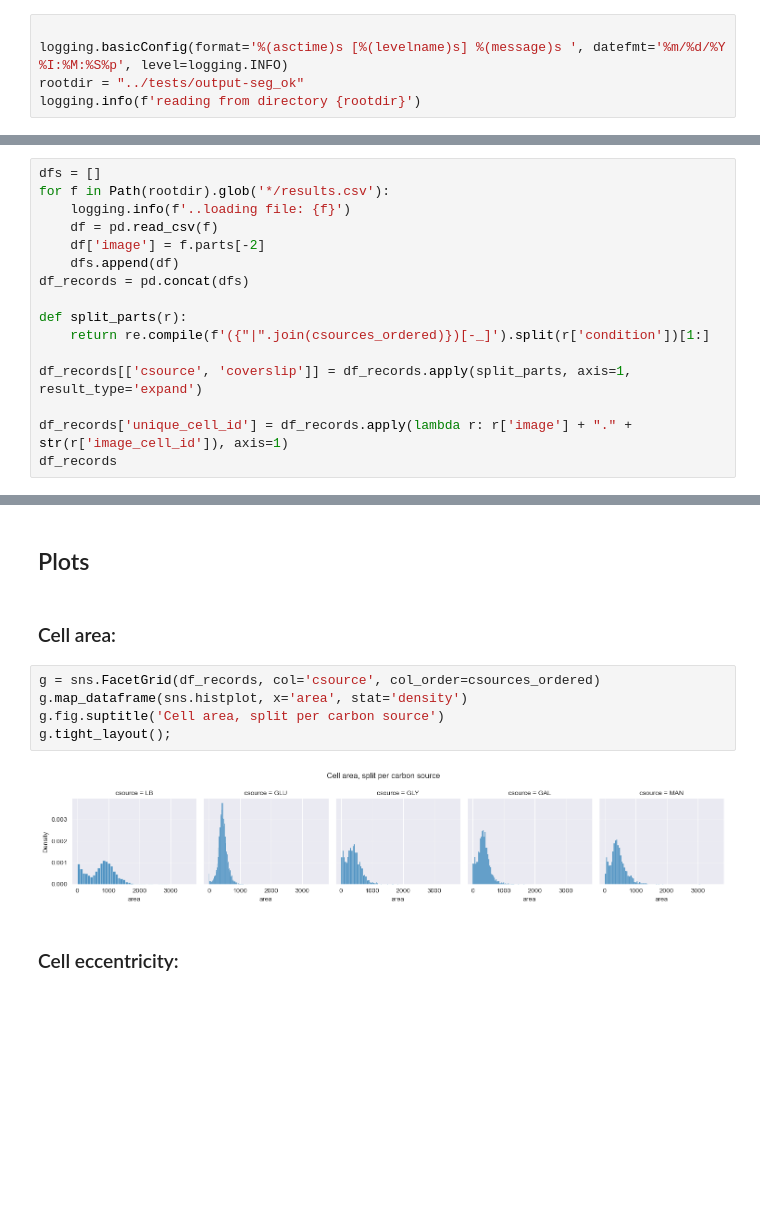
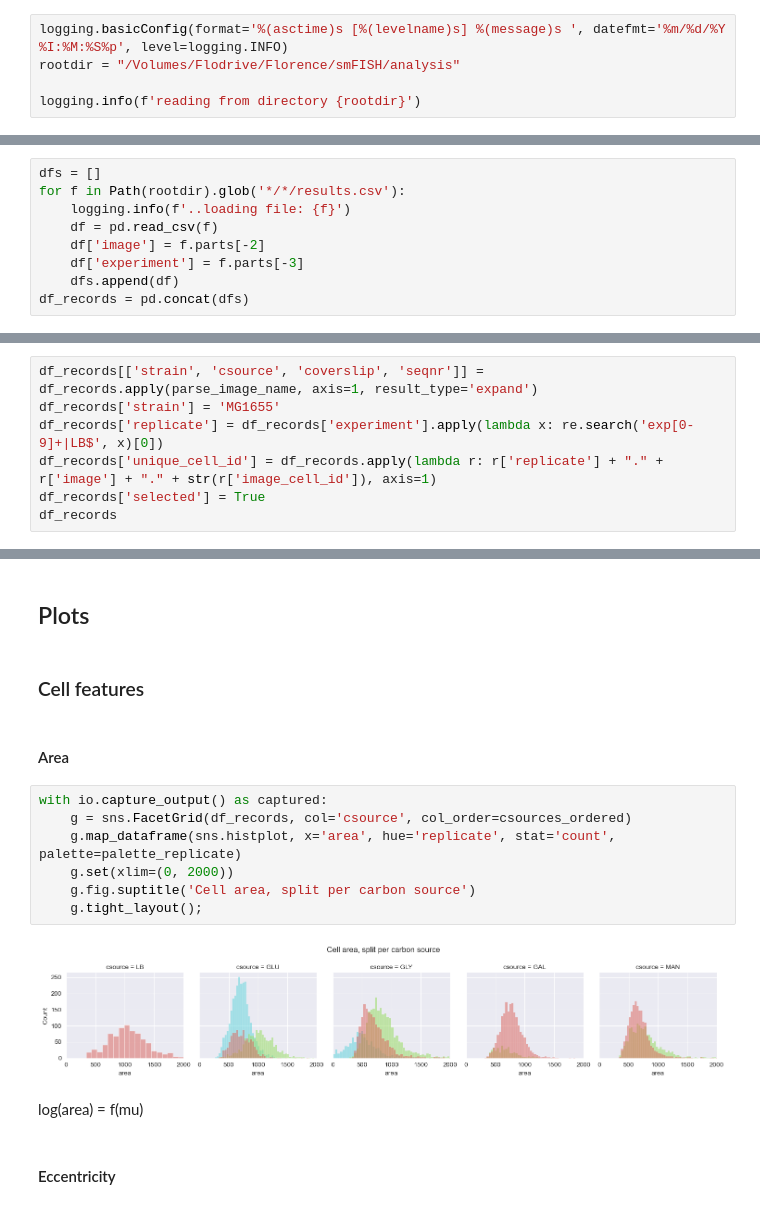
Before and after one commit to LaToyaVanderB/Ecoli_smFISH, a Jupyter notebook: src/06-plot-results.ipynb, the cells around one changed output, grey strips where cells are left out. Cells and saved outputs as stored; diff of their text form; blank space fills up the shorter version.

```diff
--- a/src/06-plot-results.ipynb
+++ b/src/06-plot-results.ipynb
@@ -26,8 +42,8 @@ csources_ordered
 # %% [output]
 ['LB', 'GLU', 'GLY', 'GAL', 'MAN']
 # %%
+logging.basicConfig(format='%(asctime)s [%(levelname)s] %(message)s ', datefmt='%m/%d/%Y %I:%M:%S%p', level=logging.INFO)
+rootdir = "/Volumes/Flodrive/Florence/smFISH/analysis"
 
-logging.basicConfig(format='%(asctime)s [%(levelname)s] %(message)s ', datefmt='%m/%d/%Y %I:%M:%S%p', level=logging.INFO)
-rootdir = "../tests/output-seg_ok"
 logging.info(f'reading from directory {rootdir}')
 # %% [output]
@@ -110,0 +247,9 @@ csources, strains, seqnrs, mrnas
+# %%
+dfs = []
+for f in Path(rootdir).glob('*/*/results.csv'):
+    logging.info(f'..loading file: {f}')
+    df = pd.read_csv(f)
+    df['image'] = f.parts[-2]
+    df['experiment'] = f.parts[-3]
+    dfs.append(df)
+df_records = pd.concat(dfs)
@@ -111,17 +274,8 @@ csources, strains, seqnrs, mrnas
 # %%
-dfs = []
-for f in Path(rootdir).glob('*/results.csv'):
-    logging.info(f'..loading file: {f}')
-    df = pd.read_csv(f)
-    df['image'] = f.parts[-2]
-    dfs.append(df)
-df_records = pd.concat(dfs)
-
-def split_parts(r):
-    return re.compile(f'({"|".join(csources_ordered)})[-_]').split(r['condition'])[1:]
-
-df_records[['csource', 'coverslip']] = df_records.apply(split_parts, axis=1, result_type='expand')
-
-df_records['unique_cell_id'] = df_records.apply(lambda r: r['image'] + "." + str(r['image_cell_id']), axis=1)
+df_records[['strain', 'csource', 'coverslip', 'seqnr']] = df_records.apply(parse_image_name, axis=1, result_type='expand')
+df_records['strain'] = 'MG1655'
+df_records['replicate'] = df_records['experiment'].apply(lambda x: re.search('exp[0-9]+|LB$', x)[0])
+df_records['unique_cell_id'] = df_records.apply(lambda r: r['replicate'] + "." + r['image'] + "." + str(r['image_cell_id']), axis=1)
+df_records['selected'] = True
 df_records
 # %% [output]
@@ -354,14 +443,20 @@ df_stacked.groupby(['strain', 'csource', 'seqnr'])['image_cell_id'].agg(["min",
 # %% [markdown]
 ## Plots
+# %% [markdown]
+### Cell features
 # %% [markdown]
-### Cell area:
+#### Area
 # %%
-g = sns.FacetGrid(df_records, col='csource', col_order=csources_ordered)
-g.map_dataframe(sns.histplot, x='area', stat='density')
-g.fig.suptitle('Cell area, split per carbon source')
-g.tight_layout();
+with io.capture_output() as captured:
+    g = sns.FacetGrid(df_records, col='csource', col_order=csources_ordered)
+    g.map_dataframe(sns.histplot, x='area', hue='replicate', stat='count', palette=palette_replicate)
+    g.set(xlim=(0, 2000))
+    g.fig.suptitle('Cell area, split per carbon source')
+    g.tight_layout();
 # %% [output]
-[figure, old version]
+[figure, new version]
+# %% [markdown]
+log(area) = f(mu)
 # %% [markdown]
-### Cell eccentricity:
+#### Eccentricity
 # %%
```
Also changed, not shown: parts of 81 cells of this notebook, 6 other files.
